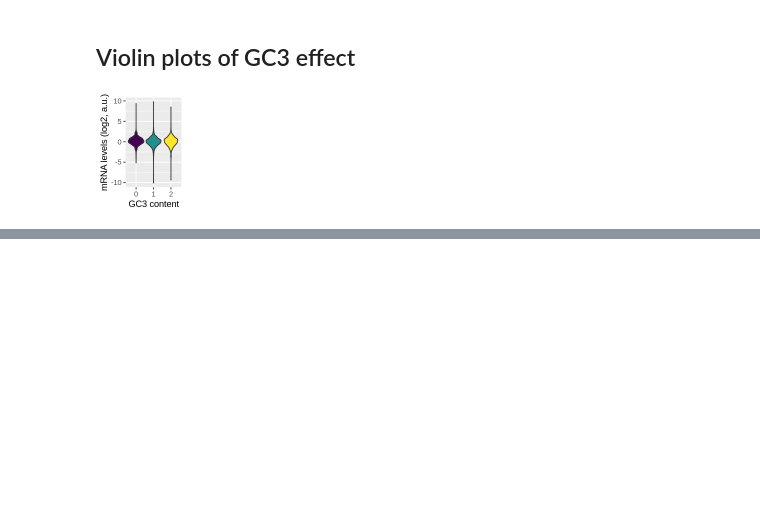
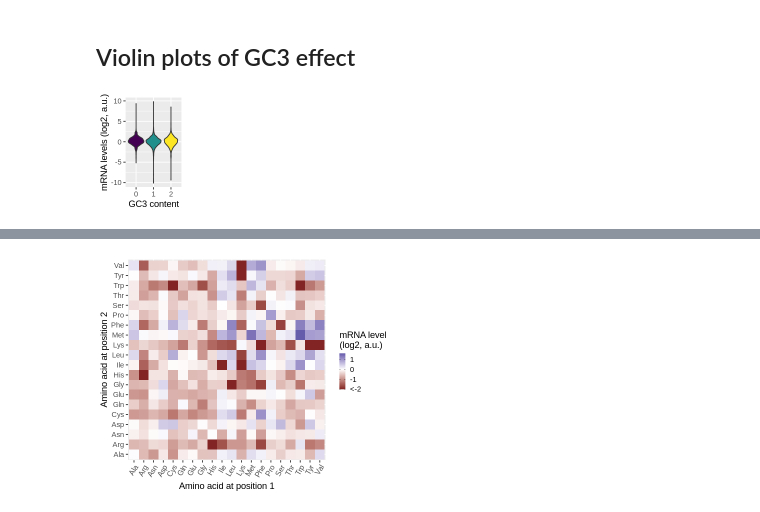
Before and after one commit to rasilab/burke_2022, a Jupyter notebook: analysis/barcode_seq/pool1_mrna/scripts/plot_8xdicodon_effects.ipynb, the cells around one changed output, grey strips where cells are left out. Drawn from its saved outputs; the diff is of its cells as text; code cells hidden in the pictures; blank space fills up the shorter version.

Commit message:
Normalize Dipeptide heatmap to SG linker
https://github.com/rasilab/ribosome_collisions_mammalian_cells/issues/214

```diff
--- a/analysis/barcode_seq/pool1_mrna/scripts/plot_8xdicodon_effects.ipynb
+++ b/analysis/barcode_seq/pool1_mrna/scripts/plot_8xdicodon_effects.ipynb
@@ -948,0 +1011,29 @@ ggsave("../figures/gc3_content_violin.pdf", width = 1, height = 1.75)
+# %%
+options(repr.plot.width=5, repr.plot.height=4) # For ipynb visualization
+
+AMINO_ACID_CODE = c(AMINO_ACID_CODE, c("*" = "Stop"))
+
+sg_norm_diaa_lfc %>%
+  mutate(aa1 = substr(diaa, 1, 1), aa2 = substr(diaa, 2, 2)) %>%
+  complete(aa1, aa2) %>%
+  filter(aa1 != "*", aa2 != "*") %>%
+  mutate(lfc = case_when(
+    lfc < -2 ~ -2,
+    lfc > 2  ~ 2,
+    T ~ lfc)) %>%
+  mutate(aa1 = AMINO_ACID_CODE[aa1], aa2 = AMINO_ACID_CODE[aa2]) %>%
+  # mutate(aa2 = fct_rev(aa2)) %>%
+  # mutate(aa1 = fct_relevel(aa1, "Stop", after = 20)) %>%
+  # mutate(aa2 = fct_relevel(aa2, "Stop", after = 20)) %>%
+  ggplot(aes(x = aa1, y = aa2, fill = lfc)) +
+  geom_tile() +
+  scale_fill_gradient2(labels = c("<-2", -1, 0, 1, ">2"),
+                       guide = guide_colorbar(barwidth = 0.5, barheight = 3, ticks.colour = "black"), na.value = "grey50") +
+  # scale_fill_viridis_c() +
+  theme(axis.text.x = element_text(angle = 60, hjust = 1),
+        axis.title.x = element_text(margin = margin(t = 4)),
+        axis.line = element_blank()
+        ) +
+  labs(fill = "mRNA level\n(log2, a.u.)", x = "Amino acid at position 1", y = "Amino acid at position 2")
+# %% [output]
+[figure, added]
```
Also changed, not shown: parts of 7 cells of this notebook.
